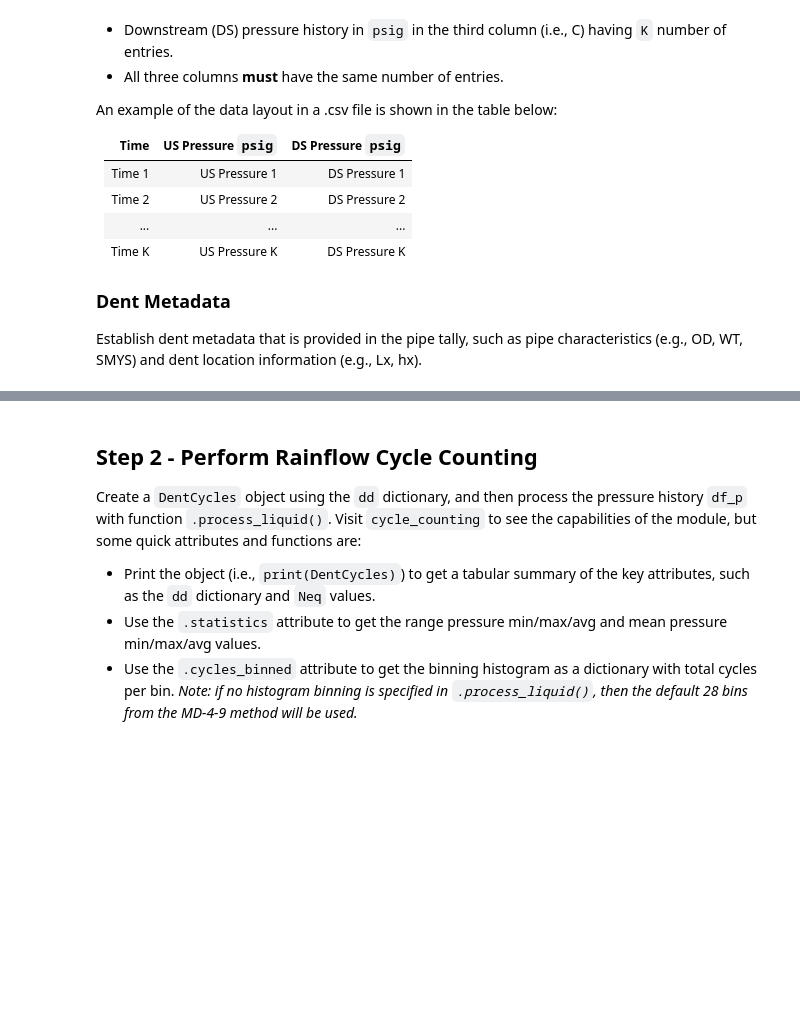
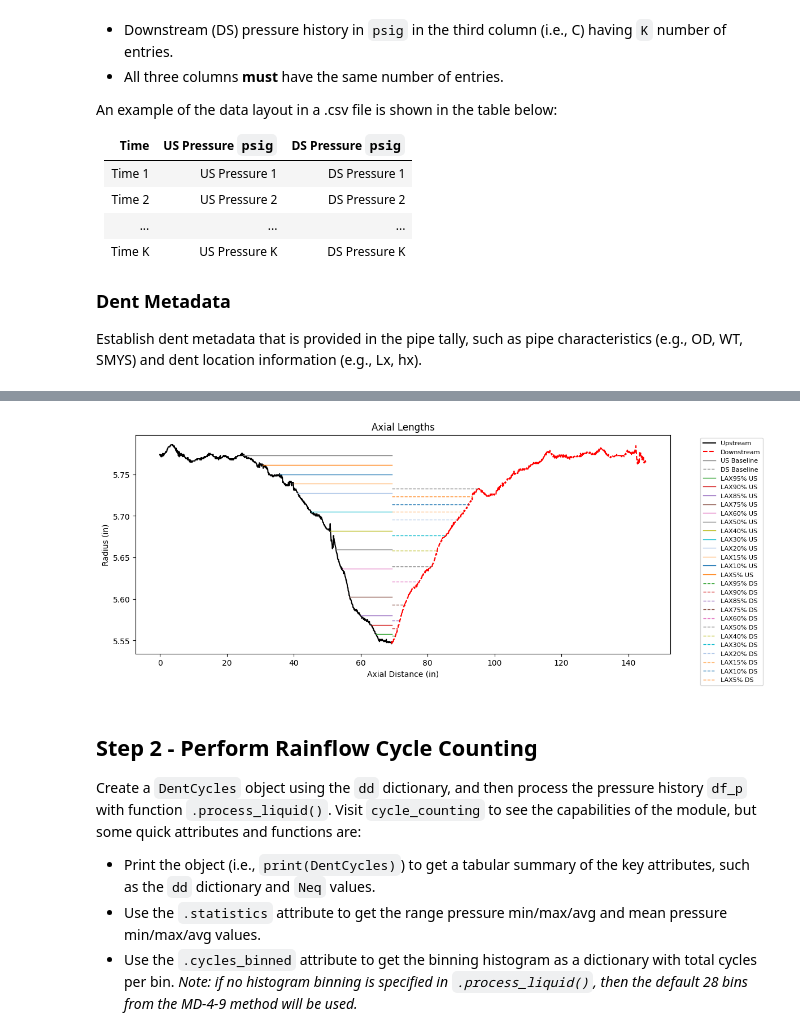
Before and after one commit to evalenciar/Dent-Fatigue-Life-Screening, a Jupyter notebook: Example_Workflow.ipynb, the cells around one changed output, grey strips where cells are left out. Cells and saved outputs as stored; diff of their text form; code cells hidden in the pictures; blank space fills up the shorter version.

```diff
--- a/Example_Workflow.ipynb
+++ b/Example_Workflow.ipynb
@@ -112,3 +118,9 @@ dp.graph("Axial")
+# %%
+# Adjust the baselines if needed, for example
+dp.set_baseline(25, method="position", US_or_DS="US")
+dp.graph_lengths("Axial")
+# %% [output]
+[figure, added]
 # %% [markdown]
 ## Step 2 - Perform Rainflow Cycle Counting
 Create a `DentCycles` object using the `dd` dictionary, and then process the pressure history `df_p` with function `.process_liquid()`. Visit `cycle_counting` to see the capabilities of the module, but some quick attributes and functions are:
```
Also changed, not shown: parts of 3 cells of this notebook.
